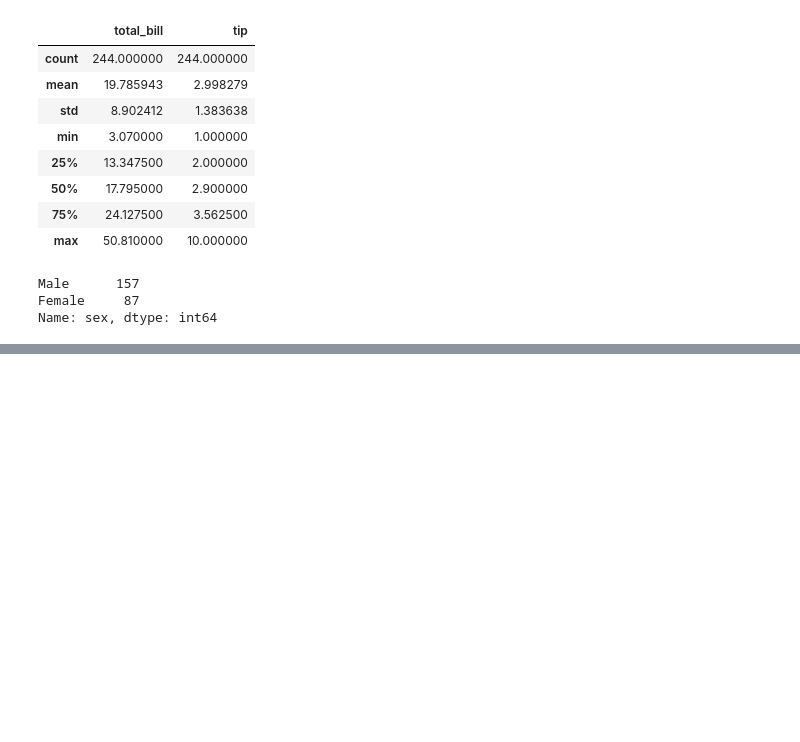
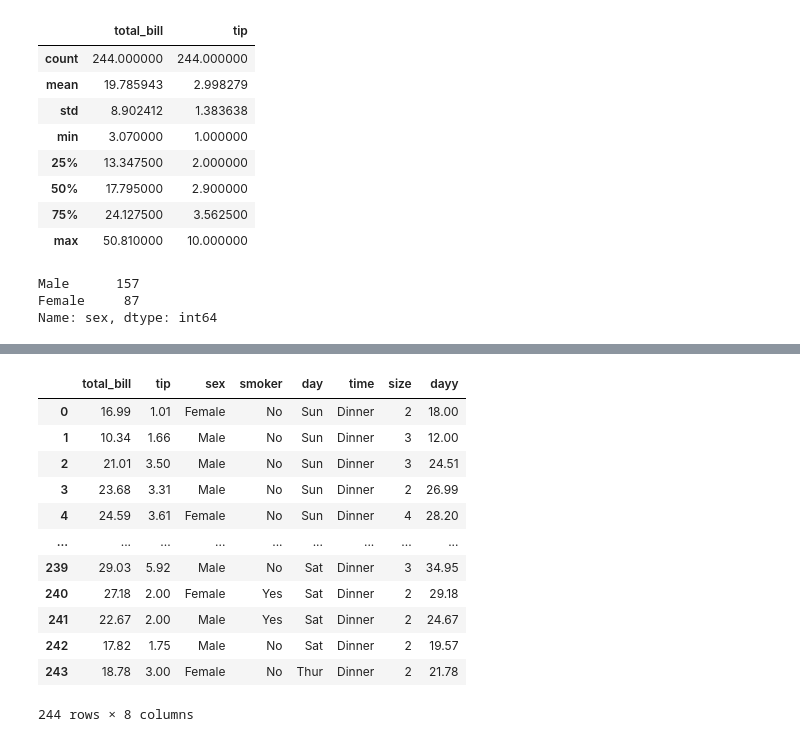
Before and after one commit to hatimdeve/python, a Jupyter notebook: Untitled1.ipynb, the cells around one changed output, grey strips where cells are left out. Saved outputs shown, nothing was run; the diff lists cells and outputs as text; code cells hidden in the pictures; blank space fills up the shorter version.

```diff
--- a/Untitled1.ipynb
+++ b/Untitled1.ipynb
@@ -183,0 +369,2 @@ Name: sex, dtype: int64
+# %%
+df.drop(columns=['dayy'],inplace=True)
@@ -183,0 +387,18 @@ Name: sex, dtype: int64
+# %%
+df['dayy']=df["tip"]+df["total_bill"]
+# %%
+df
+# %% [output]
+|  | total_bill | tip | sex | smoker | day | time | size | dayy |
+| 0 | 16.99 | 1.01 | Female | No | Sun | Dinner | 2 | 18.00 |
+| 1 | 10.34 | 1.66 | Male | No | Sun | Dinner | 3 | 12.00 |
+| 2 | 21.01 | 3.50 | Male | No | Sun | Dinner | 3 | 24.51 |
+| 3 | 23.68 | 3.31 | Male | No | Sun | Dinner | 2 | 26.99 |
+| 4 | 24.59 | 3.61 | Female | No | Sun | Dinner | 4 | 28.20 |
+| ... | ... | ... | ... | ... | ... | ... | ... | ... |
+| 239 | 29.03 | 5.92 | Male | No | Sat | Dinner | 3 | 34.95 |
+| 240 | 27.18 | 2.00 | Female | Yes | Sat | Dinner | 2 | 29.18 |
+| 241 | 22.67 | 2.00 | Male | Yes | Sat | Dinner | 2 | 24.67 |
+| 242 | 17.82 | 1.75 | Male | No | Sat | Dinner | 2 | 19.57 |
+| 243 | 18.78 | 3.00 | Female | No | Thur | Dinner | 2 | 21.78 |
+244 rows × 8 columns
```
Also changed, not shown: parts of 20 cells of this notebook.
